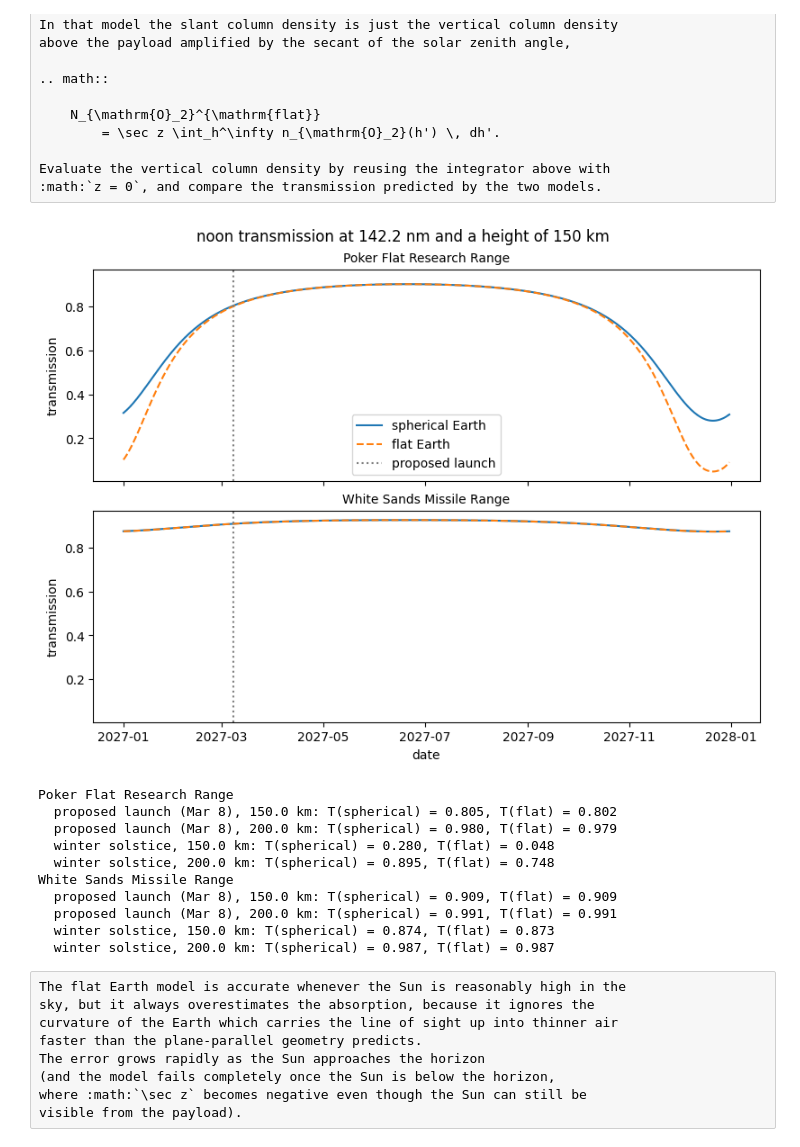
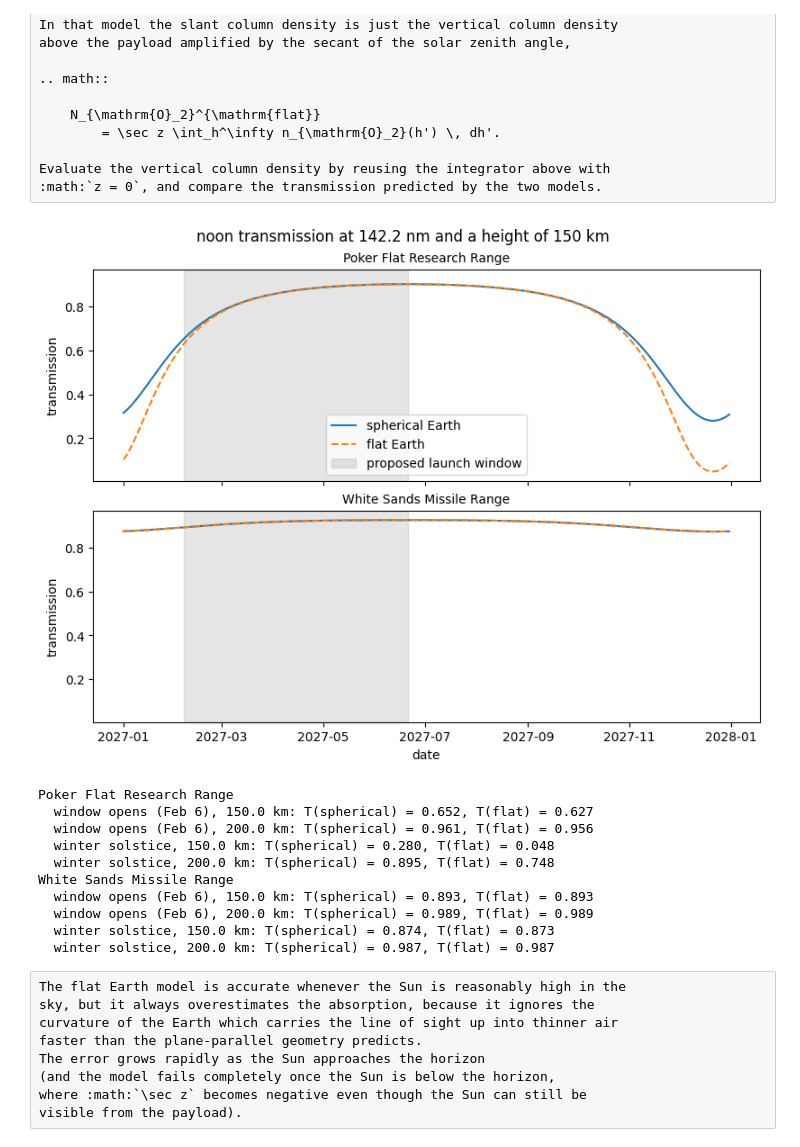
Before and after one commit to Kankelborg-Group/furst-optics, a Jupyter notebook: docs/reports/atmospheric-transmission.ipynb, the cells around one changed output. Saved outputs shown, nothing was run; the diff lists cells and outputs as text; code cells hidden in the pictures.

```diff
--- a/docs/reports/atmospheric-transmission.ipynb
+++ b/docs/reports/atmospheric-transmission.ipynb
@@ -81,6 +82,7 @@ The proposed launch date, March 8, is highlighted throughout this report.
 # %%
 year = 2027
-date_launch = f"{year}-03-08"
+date_launch_min = f"{year}-02-06"
+date_launch_max = f"{year}-06-21"
 
 axis_site = "site"
 axis_time = "time"
@@ -342,8 +350,8 @@ cross_section_worst = cross_section_o2[index_worst]
 transmission_worst = np.exp(-cross_section_worst * column_o2)
 
 dates_season = {
-    "proposed launch (Mar 8)": date_launch,
-    "summer solstice": f"{year}-06-21",
+    "window opens (Feb 6)": date_launch_min,
+    "window closes (Jun 21)": date_launch_max,
     "winter solstice": f"{year}-12-21",
 }
 
@@ -396,7 +404,13 @@ for i, site in enumerate(sites):
             axis=axis_time,
             label=f"{h}",
         )
-    ax.axvline(np.datetime64(date_launch), color="gray", linestyle=":", label="proposed launch")
+    ax.axvspan(
+        np.datetime64(date_launch_min),
+        np.datetime64(date_launch_max),
+        color="gray",
+        alpha=0.2,
+        label="proposed launch window",
+    )
     ax.set_title(site, fontsize=10)
     ax.set_ylabel("transmission")
 axs[~0].set_xlabel("date")
@@ -463,39 +477,45 @@ index_150 = np.argmin(np.abs(height - 150 * u.km), axis=axis_height)
 fig, axs = plt.subplots(
     nrows=len(sites),
     sharex=True,
     sharey=True,
     figsize=(8, 6),
     constrained_layout=True,
 )
 for i, site in enumerate(sites):
     ax = axs[i]
     na.plt.plot(
         date,
         transmission_worst[index_150][{axis_site: i}],
         ax=ax,
         axis=axis_time,
         label="spherical Earth",
     )
     na.plt.plot(
         date,
         transmission_flat_worst[index_150][{axis_site: i}],
         ax=ax,
         axis=axis_time,
         linestyle="--",
         label="flat Earth",
     )
-    ax.axvline(np.datetime64(date_launch), color="gray", linestyle=":", label="proposed launch")
+    ax.axvspan(
+        np.datetime64(date_launch_min),
+        np.datetime64(date_launch_max),
+        color="gray",
+        alpha=0.2,
+        label="proposed launch window",
+    )
     ax.set_title(site, fontsize=10)
     ax.set_ylabel("transmission")
 axs[~0].set_xlabel("date")
 axs[0].legend()
 fig.suptitle(f"noon transmission at {wavelength_worst.ndarray:.1f} and a height of 150 km");
 # %% [output]
-[figure, old version]
+[figure, new version]
 # %%
 for i, site in enumerate(sites):
     print(site)
-    for season in ("proposed launch (Mar 8)", "winter solstice"):
+    for season in ("window opens (Feb 6)", "winter solstice"):
         index = {axis_site: i, axis_time: index_date(dates_season[season])}
         for h in ([150, 200] * u.km):
             index_h = np.argmin(np.abs(height - h), axis=axis_height)
@@ -508,13 +528,13 @@ for i, site in enumerate(sites):
             )
 # %% [output]
 Poker Flat Research Range
-  proposed launch (Mar 8), 150.0 km: T(spherical) = 0.805, T(flat) = 0.802
-  proposed launch (Mar 8), 200.0 km: T(spherical) = 0.980, T(flat) = 0.979
+  window opens (Feb 6), 150.0 km: T(spherical) = 0.652, T(flat) = 0.627
+  window opens (Feb 6), 200.0 km: T(spherical) = 0.961, T(flat) = 0.956
   winter solstice, 150.0 km: T(spherical) = 0.280, T(flat) = 0.048
   winter solstice, 200.0 km: T(spherical) = 0.895, T(flat) = 0.748
 White Sands Missile Range
-  proposed launch (Mar 8), 150.0 km: T(spherical) = 0.909, T(flat) = 0.909
-  proposed launch (Mar 8), 200.0 km: T(spherical) = 0.991, T(flat) = 0.991
+  window opens (Feb 6), 150.0 km: T(spherical) = 0.893, T(flat) = 0.893
+  window opens (Feb 6), 200.0 km: T(spherical) = 0.989, T(flat) = 0.989
   winter solstice, 150.0 km: T(spherical) = 0.874, T(flat) = 0.873
   winter solstice, 200.0 km: T(spherical) = 0.987, T(flat) = 0.987
 # %% [raw]
```
Also changed, not shown: parts of 9 cells of this notebook.
